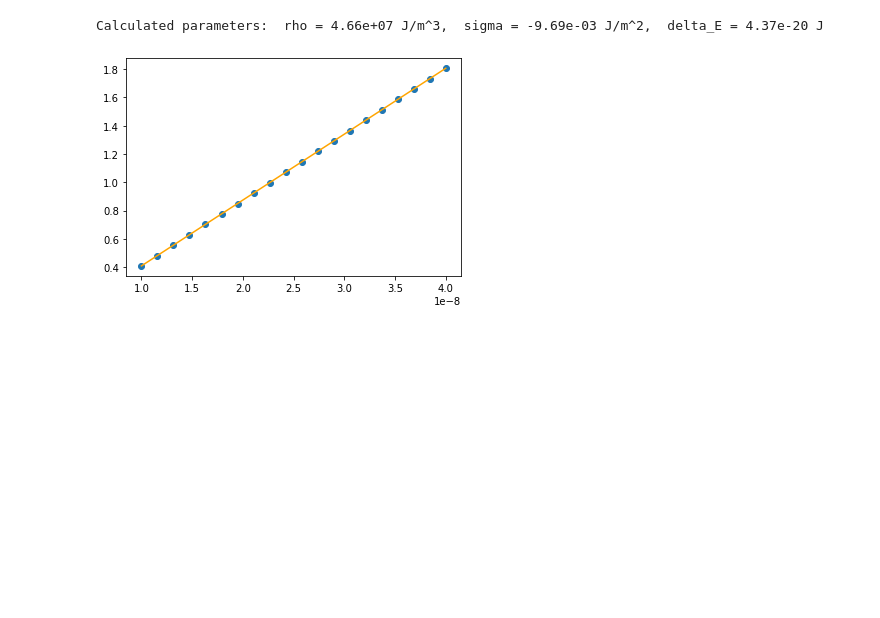
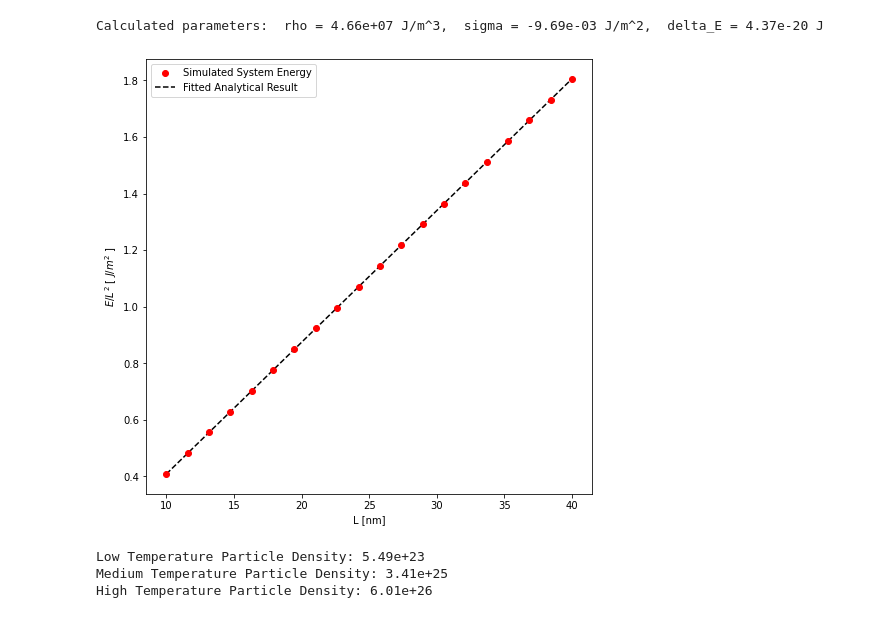
Before and after one commit to anshrg/PHYS426-Final-Project, a Jupyter notebook: Fermi Gas.ipynb, the cells around one changed output. Cells and saved outputs as stored; diff of their text form; code cells hidden in the pictures; blank space fills up the shorter version.

```diff
--- a/Fermi Gas.ipynb
+++ b/Fermi Gas.ipynb
@@ -167,16 +189,27 @@ Calculated parameters:  rho = 3.12e+05 J/m^3,  sigma = -1.96e-04 J/m^2,  delta_E
 # %%
 T_high = 3000 # temperature of fermion gas in Kelvin (high temperature)
 beta_high = 1/(kB*T_high) # definition of thermodynamic beta
 mu_high = 0.1/beta_high # Set checmical potential such that beta*mu = 0.1
 
-L_high, E_high = system_energy(beta_high, mu_high, 1e-8, 4e-8, 20, 100)
+# Calculate the energy of the system from L of 10 nm to 40 nm
+L_high, E_high = system_energy(beta_high, mu_high, 1e-8, 4e-8, n_L=20, n_max=100)
 
+# Fit the data to determine the best-fit parameters (popt_high)
 popt_high, pcov_high = curve_fit(expected_energy_relation, L_high, E_high/(L_high**2))
 print(f"Calculated parameters:  rho = {popt_high[0]:.2e} J/m^3,  sigma = {popt_high[1]:.2e} J/m^2,  " +\
       f"delta_E = {popt_high[2]:.2e} J")
 
-plt.scatter(L_high, E_high/(L_high**2))
-plt.plot(L_high, expected_energy_relation(L_high, *popt_high), c='orange');
+### Plotting
+plt.figure(figsize=(8,8))
+# plt.title(r'''Average System Energy Over Box Side Length Squared
+# [ $J/{m^2}$ ] vs Side Length [nm] for T = 3000K and $\beta\mu = 0.1.$''')
+plt.xlabel('L [nm]')
+plt.ylabel(r'$E/{L^2}$ [ $J/{m^2}$ ]')
+
+plt.scatter(L_high*1e9, E_high/(L_high**2), label='Simulated System Energy', zorder=5, c='r')
+plt.plot(L_high*1e9, expected_energy_relation(L_high, *popt_high), c='k', ls='--', label='Fitted Analytical Result')
+plt.legend()
+plt.savefig('figure3.pdf')
 # %% [output]
 Calculated parameters:  rho = 4.66e+07 J/m^3,  sigma = -9.69e-03 J/m^2,  delta_E = 4.37e-20 J
-[figure, old version]
+[figure, new version]
@@ -182,0 +267,9 @@ Calculated parameters:  rho = 4.66e+07 J/m^3,  sigma = -9.69e-03 J/m^2,  delta_E
+# %%
+# calculate the average particle number density within each temperature regime
+print(f"Low Temperature Particle Density: {np.average(N_low/(L_low**3)):.2e}")
+print(f"Medium Temperature Particle Density: {np.average(N_medium/(L_medium**3)):.2e}")
+print(f"High Temperature Particle Density: {np.average(N_high/(L_high**3)):.2e}")
+# %% [output]
+Low Temperature Particle Density: 5.49e+23
+Medium Temperature Particle Density: 3.41e+25
+High Temperature Particle Density: 6.01e+26
```
Also changed, not shown: parts of 7 cells of this notebook, 2 other files.
